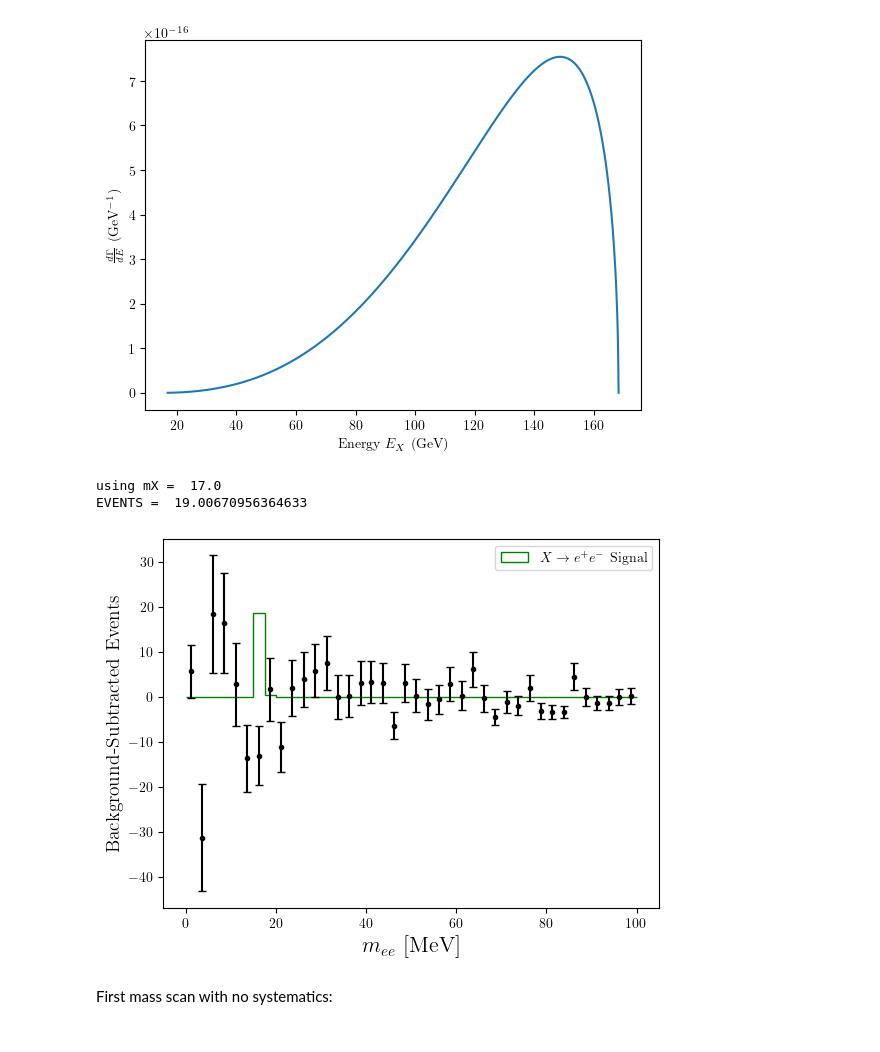
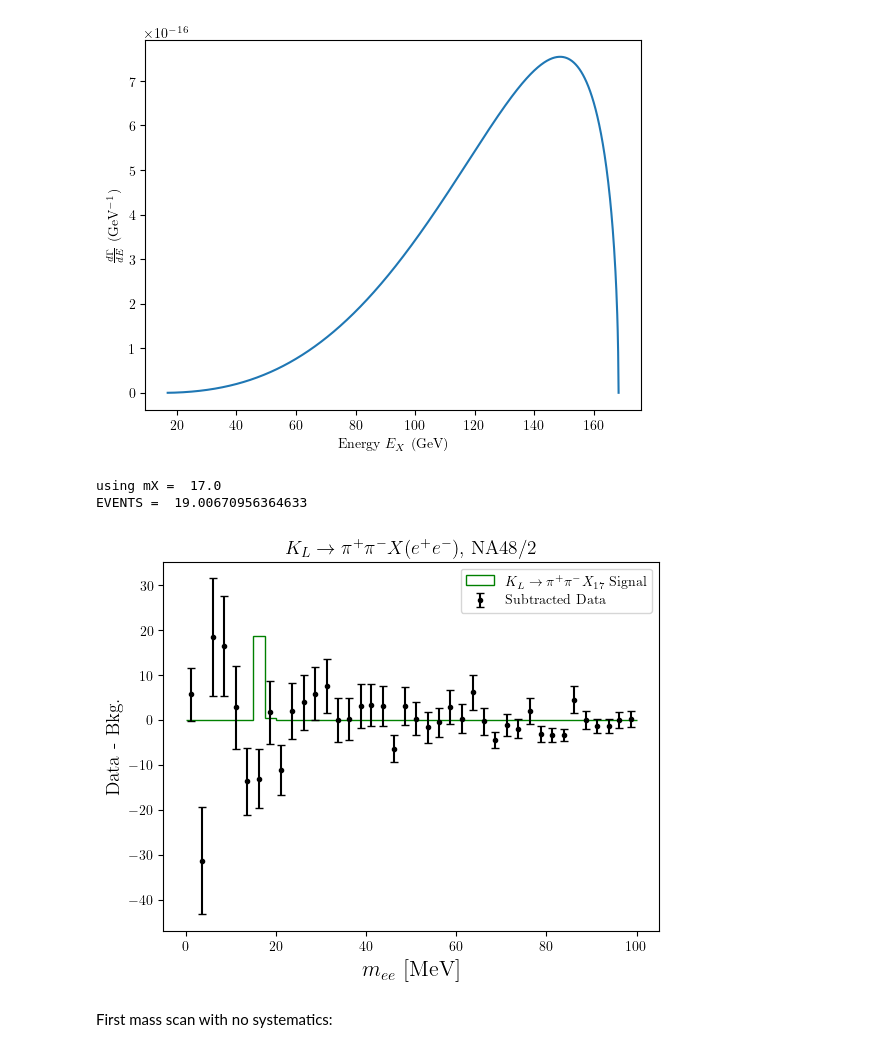
Before and after one commit to athompson-git/KaonPhysics, a Jupyter notebook: KtoX_param_space.ipynb, the cells around one changed output. Cells and saved outputs as stored; diff of their text form; code cells hidden in the pictures.

```diff
--- a/KtoX_param_space.ipynb
+++ b/KtoX_param_space.ipynb
@@ -718,37 +738,38 @@ decay_KL_pippim = Decay3Body(mtrx_KLPipPim,
                             p=LorentzVector(M_K, 0., 0., 0.),
                             n_samples=n_samples)
 
 g = 1.0e-4
 br = g**2 * decay_KL_pippim.partial_width() / KLONG_WIDTH
 
 print("using mX = ", decay_KL_pippim.m3)
 
 weights = br / n_samples
 sigma_m = na48_mass_res(mtrx_KLPipPim.mX)
 gaussian_spread = np.clip(norm.rvs(size=n_samples, loc=mtrx_KLPipPim.mX, scale=sigma_m), a_min=0.0, a_max=None)
 
 signal_weights = N_kaons_KL_pippim_accept*weights*np.ones(n_samples)
 
 signal_hist, _ = np.histogram(gaussian_spread, weights=signal_weights, bins=1e3*bins_mee_KL_pip_pim)
 
 print("EVENTS = ", np.sum(signal_hist))
 
 plt.hist(1e3*centers_mee_KL_pip_pim, weights=signal_hist,
-         bins=1e3*bins_mee_KL_pip_pim, histtype='step', color=['g'], label=r"$X \to e^+ e^-$ Signal")
+         bins=1e3*bins_mee_KL_pip_pim, histtype='step', color=['g'], label=r"$K_L \to \pi^+ \pi^- X_{17}$ Signal")
 
 plt.errorbar(1e3*data_mee_KL_pip_pim[:,0], data_mee_KL_pip_pim[:,1] - bkg_mee_KL_pip_pim[:,1],
              yerr=np.sqrt(1 + data_mee_KL_pip_pim[:,1]),
-             ls='none', marker='.', capsize=3, color='k')
+             ls='none', marker='.', capsize=3, color='k', label="Subtracted Data")
 plt.hlines(0.0, xmin=0.0, xmax=0.1, color='k', linewidth=0.5)
 plt.legend(loc="upper right")
 #plt.xlim((na48_kplus_bkg_dat[0,0], na48_kplus_bkg_dat[-1,0]))
 plt.xlabel(r"$m_{ee}$ [MeV]", fontsize=16)
-plt.ylabel(r"Background-Subtracted Events", fontsize=14)
+plt.ylabel(r"Data - Bkg.", fontsize=14)
+plt.title(r"$K_L \to \pi^+ \pi^- X(e^+ e^-)$, NA48/2", fontsize=14)
 plt.show()
 # %% [output]
 using mX =  17.0
 EVENTS =  19.00670956364633
-[figure, old version]
+[figure, new version]
 # %% [markdown]
 First mass scan with no systematics:
 # %%
```
Also changed, not shown: parts of 3 cells of this notebook, 1 other file.
